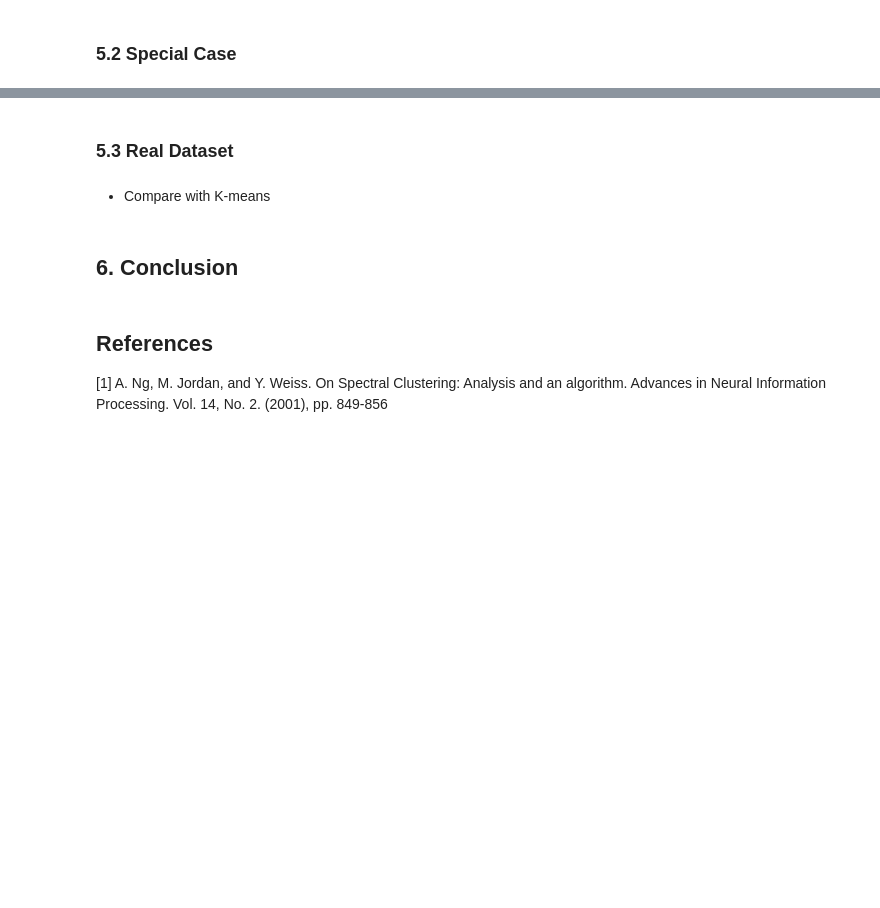
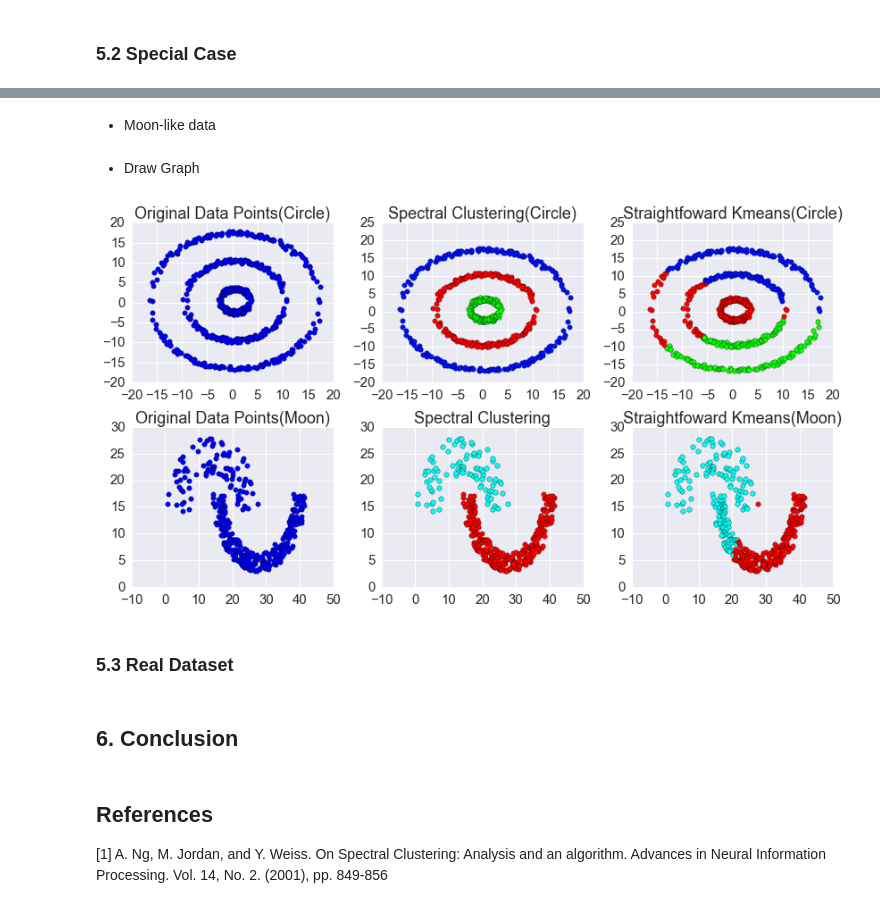
Before and after one commit to wzwangqi/663FinalProject, a Jupyter notebook: Report_new.ipynb, the cells around one changed output, grey strips where cells are left out. Saved outputs shown, nothing was run; the diff lists cells and outputs as text; code cells hidden in the pictures; blank space fills up the shorter version.

```diff
--- a/Report_new.ipynb
+++ b/Report_new.ipynb
@@ -913,2 +865,72 @@ plt.show()
+# %% [markdown]
+- Moon-like data
+# %%
+moon = np.loadtxt('jain.txt')
+data_m = moon[:,0:2]
+affinity = CalculateAffinity_jit(data_m)
+k_m = 2
+# %%
+# Result from spectral clustering
+IDX_m=Spectral(k_m,affinity)
+
+# Result from k-means
+clust_result = KMeans(n_clusters=k_m, random_state=10)
+cluster_labels = clust_result.fit_predict(data_m)
+indicator=np.loadtxt(cluster_labels,dtype='int32')
+ID=indicator.tolist()
+IDX_mk=np.asarray(ID)
+# %% [markdown]
+- Draw Graph
+# %%
+# Graph for circular data
+plt.figure(figsize=(12,6.5))
+plt.subplot(2,3,1)
+plt.scatter(data[:,0],data[:,1],s=30)
+plt.title('Original Data Points(Circle)')
+
+plt.subplot(2,3,2)
+colors = plt.cm.hsv(np.linspace(0, 1, k+1))
+for i in range(len(IDX)):
+    for j in range(k):
+        if IDX[i] == j:
+            plt.scatter(data[i,0],data[i,1],c=colors[j] ,s=30)
+plt.title('Spectral Clustering(Circle)')
+
+
+plt.subplot(2,3,3)
+for i in range(len(IDX_k)):
+    for j in range(k):
+        if IDX_k[i] == j:
+            plt.scatter(data[i,0],data[i,1],c=colors[j] ,s=30)
+plt.title('Straightfoward Kmeans(Circle)')
+
+
+
+
+# Graph for moon-like data data
+plt.subplot(2,3,4)
+plt.scatter(data_m[:,0],data_m[:,1],s=30)
+plt.title('Original Data Points(Moon)')
+
+plt.subplot(2,3,5)
+colors = plt.cm.hsv(np.linspace(0, 1, k_m+1))
+for i in range(len(IDX_m)):
+    for j in range(k_m):
+        if IDX_m[i] == j:
+            plt.scatter(data_m[i,0],data_m[i,1],c=colors[j] ,s=30)
+plt.title('Spectral Clustering')
+
+
+plt.subplot(2,3,6)
+for i in range(len(IDX_mk)):
+    for j in range(k_m):
+        if IDX_mk[i] == j:
+            plt.scatter(data_m[i,0],data_m[i,1],c=colors[j] ,s=30)
+plt.title('Straightfoward Kmeans(Moon)')
+
+
+plt.tight_layout()
+# %% [output]
+[figure, added]
 # %% [markdown]
 ### 5.3 Real Dataset
@@ -940,2 +936,0 @@ plt.show()
-# %% [markdown]
-- Compare with K-means
```
Also changed, not shown: parts of 14 cells of this notebook, 1 other file.
